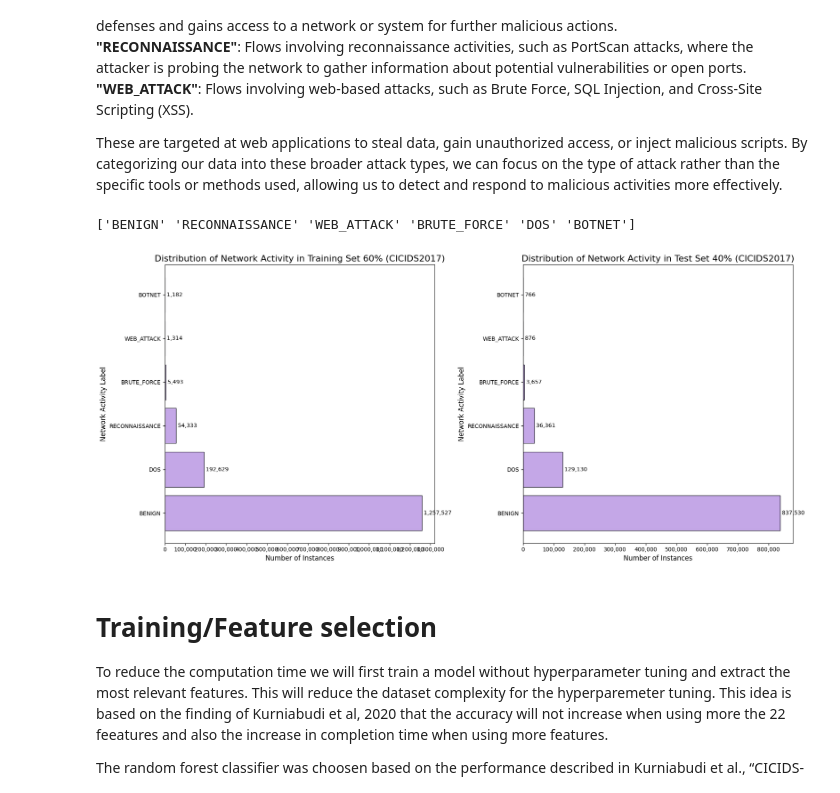
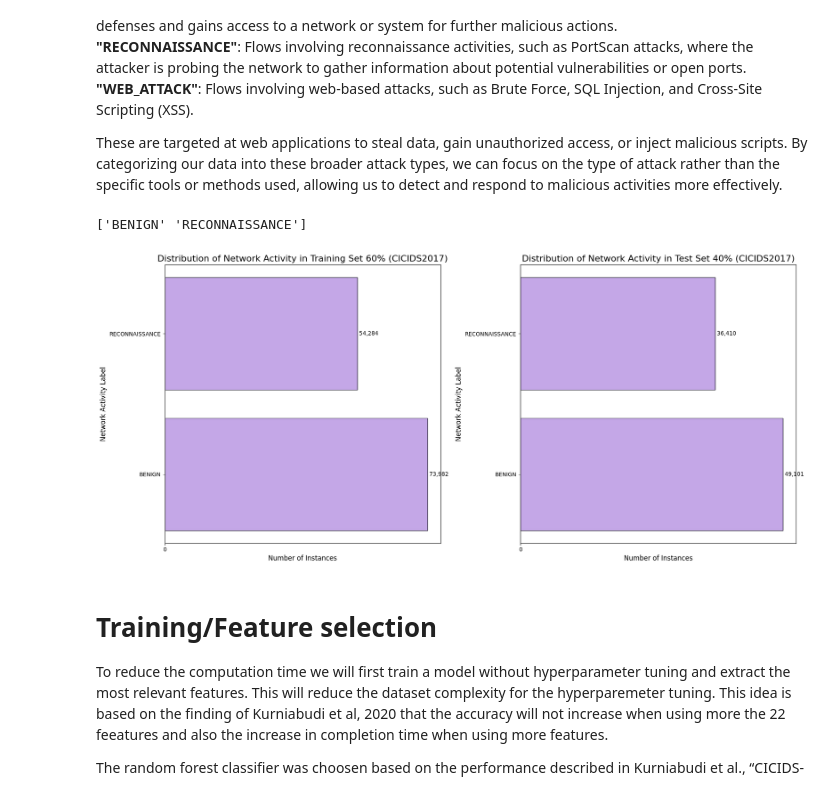
Before and after one commit to j4n-r/IDS_ml, a Jupyter notebook: ml-project-v4.ipynb, the cells around one changed output. Drawn from its saved outputs; the diff is of its cells as text; code cells hidden in the pictures.

Commit message:
Kaggle Notebook | NIDS_ML_HWR | Version 16

```diff
--- a/ml-project-v4.ipynb
+++ b/ml-project-v4.ipynb
@@ -104,14 +104,14 @@ First option reads only one of the fils into the Dataframe. The second option ta
 This is done to reduce the dataset for developing purposes.
 # %%
 # 1.
-#df = pd.read_csv("/kaggle/input/network-intrusion-dataset/Friday-WorkingHours-Afternoon-PortScan.pcap_ISCX.csv")
+df = pd.read_csv("/kaggle/input/network-intrusion-dataset/Friday-WorkingHours-Afternoon-PortScan.pcap_ISCX.csv")
 #df = pd.concat([df, pd.read_csv("/kaggle/input/network-intrusion-dataset/Thursday-WorkingHours-Morning-WebAttacks.pcap_ISCX.csv")])
 # 2.
 #shuffled_df = df_full.sample(frac=1, random_state=40)
 #df = pd.DataFrame(shuffled_df.head(5000))
 
 # 3.
-df = pd.DataFrame(df_full)
+#df = pd.DataFrame(df_full)
 # %% [markdown]
 #  Data info
 The column names have leading and/or trailing spaces that need to be trimmed.
@@ -254,7 +251,7 @@ category_mapping = {
 y = y.map(category_mapping)
 print(y.unique())
 # %% [output]
-['BENIGN' 'RECONNAISSANCE' 'WEB_ATTACK' 'BRUTE_FORCE' 'DOS' 'BOTNET']
+['BENIGN' 'RECONNAISSANCE']
 # %%
 from sklearn.model_selection import train_test_split
 
@@ -309,10 +306,10 @@ ax_train.set_ylabel("Network Activity Label", fontsize=12)
 # Adjust x-tick limits and format labels (Training)
 train_max = max(train_y_coords)
 ax_train.set_xticks(
-    range(0, train_max + 50_000, 100_000)
+    range(0, train_max + 50_000, 250_000)
 )
 ax_train.set_xticklabels(
-    [f"{x:,}" for x in range(0, train_max + 50_000, 100_000)],
+    [f"{x:,}" for x in range(0, train_max + 50_000, 250_000)],
     fontsize=10
 )
 
@@ -329,36 +326,36 @@ ax_test.barh(
 for i, value in enumerate(test_y_coords):
     ax_test.text(
         value,
         i,
         f" {value:,}",
         va="center",
         fontsize=10,
         color="black"
     )
 
 # Add chart details
 ax_test.set_title(
     "Distribution of Network Activity in Test Set 40% (CICIDS2017)",
     fontsize=16
 )
 ax_test.set_xlabel("Number of Instances", fontsize=12)
 ax_test.set_ylabel("Network Activity Label", fontsize=12)
 
 # Adjust x-tick limits and format labels (Test)
 test_max = max(test_y_coords)
 ax_test.set_xticks(
-    range(0, test_max + 50_000, 100_000)
+    range(0, test_max + 50_000, 250_000)
 )
 ax_test.set_xticklabels(
-    [f"{x:,}" for x in range(0, test_max + 50_000, 100_000)],
+    [f"{x:,}" for x in range(0, test_max + 50_000, 250_000)],
     fontsize=10
 )
 
 # Overall layout
 plt.tight_layout()
 plt.show()
 # %% [output]
-[figure, old version]
+[figure, new version]
 # %% [markdown]
 # Training/Feature selection
 To reduce the computation time we will first train a model without hyperparameter tuning and extract the most relevant features. This will reduce the dataset complexity for the hyperparemeter tuning. This idea is based on the finding of Kurniabudi et al, 2020 that the accuracy will not increase when using more the 22 feeatures and also the increase in completion time when using more features.
```
Also changed, not shown: parts of 15 cells of this notebook.
